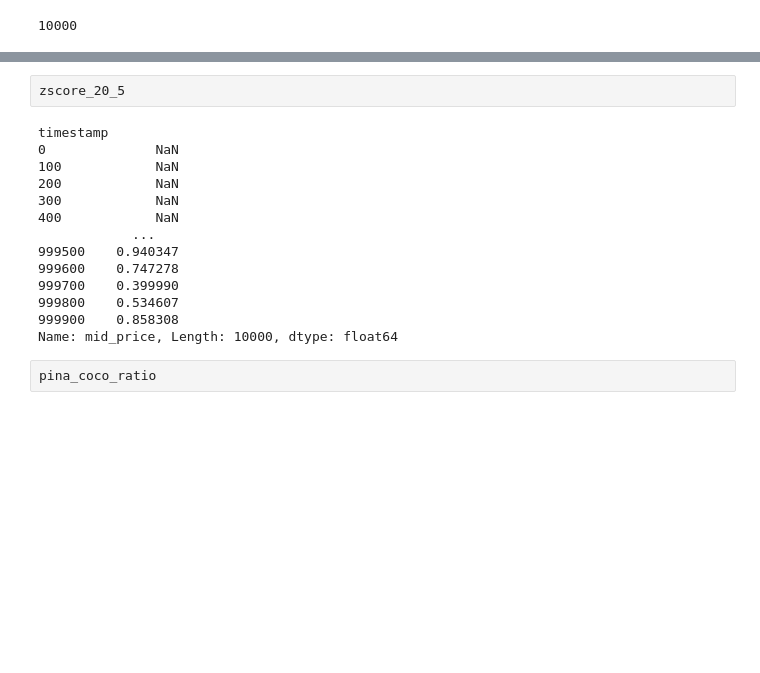
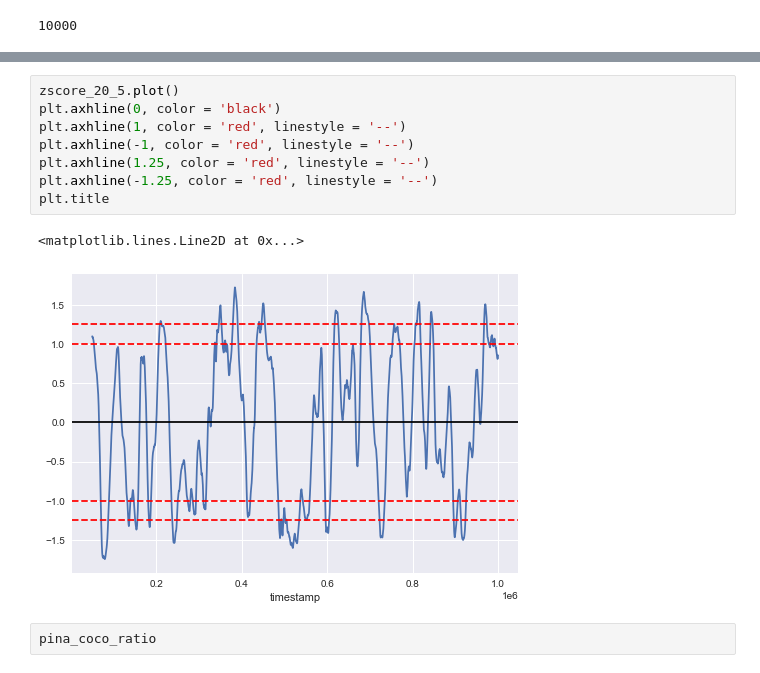
Before and after one commit to IMC-Croissant/AlgoTrading, a Jupyter notebook: Coding/notebooks/round_2_data_analysis.ipynb, the cells around one changed output, grey strips where cells are left out. Drawn from its saved outputs; the diff is of its cells as text; blank space fills up the shorter version.

```diff
--- a/Coding/notebooks/round_2_data_analysis.ipynb
+++ b/Coding/notebooks/round_2_data_analysis.ipynb
@@ -167,20 +170,15 @@ std_20 = pina_coco_ratio.rolling(window = 20, center = False).std()
 zscore_20_5 = (ratios_mavg5 - ratios_mavg20)/std_20
-# %%
-zscore_20_5
-# %% [output]
-timestamp
-0              NaN
-100            NaN
-200            NaN
-300            NaN
-400            NaN
-            ...
-999500    0.940347
-999600    0.747278
-999700    0.399990
-999800    0.534607
-999900    0.858308
-Name: mid_price, Length: 10000, dtype: float64
+# %%
+zscore_20_5.plot()
+plt.axhline(0, color = 'black')
+plt.axhline(1, color = 'red', linestyle = '--')
+plt.axhline(-1, color = 'red', linestyle = '--')
+plt.axhline(1.25, color = 'red', linestyle = '--')
+plt.axhline(-1.25, color = 'red', linestyle = '--')
+plt.title
+# %% [output]
+<matplotlib.lines.Line2D at 0x...>
+[figure, added]
 # %%
 pina_coco_ratio
 # %% [output]
```
Also changed, not shown: parts of 2 cells of this notebook, 1 other file.
